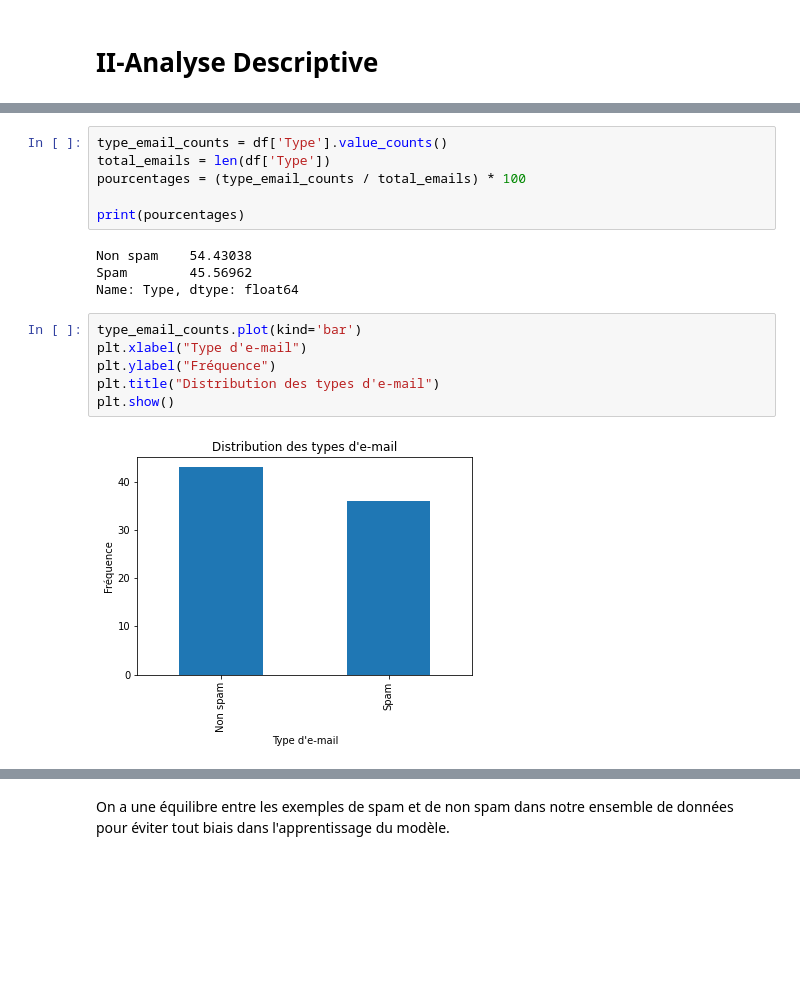
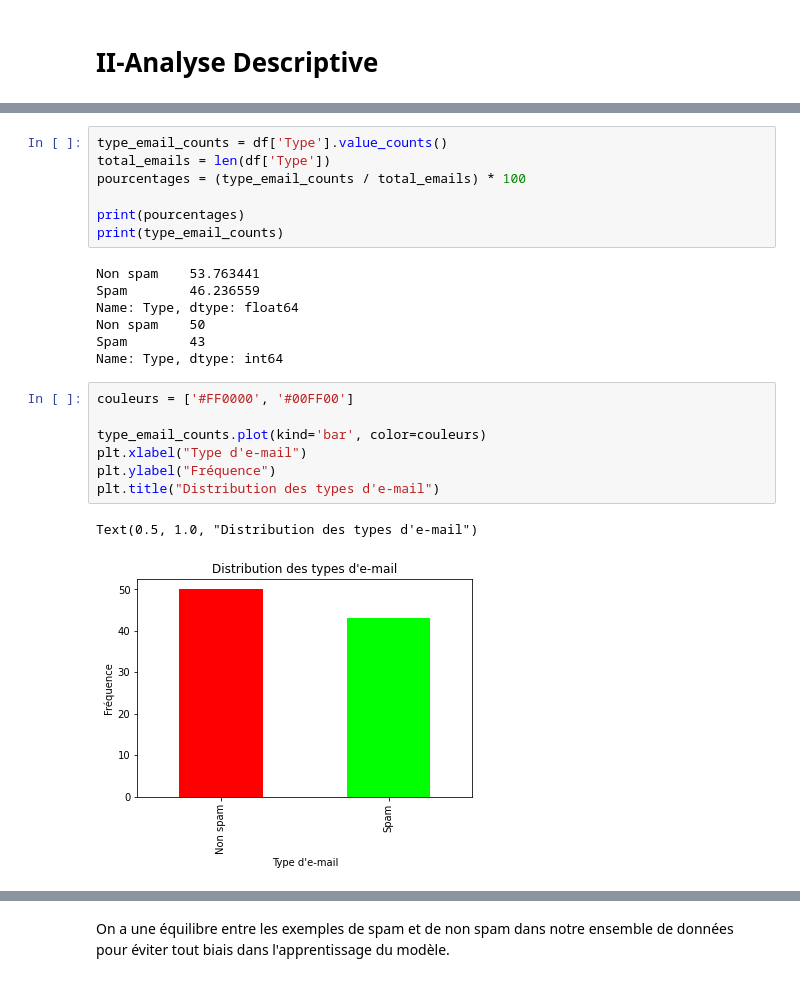
Before and after one commit to Alimatra/spam-blocking-nlp-python, a Jupyter notebook: Spam_detected.ipynb, the cells around one changed output, grey strips where cells are left out. Saved outputs shown, nothing was run; the diff lists cells and outputs as text; blank space fills up the shorter version.

```diff
--- a/Spam_detected.ipynb
+++ b/Spam_detected.ipynb
@@ -143,15 +136,21 @@ total_emails = len(df['Type'])
 pourcentages = (type_email_counts / total_emails) * 100
 
 print(pourcentages)
+print(type_email_counts)
 # %% [output]
-Non spam    54.43038
-Spam        45.56962
+Non spam    53.763441
+Spam        46.236559
 Name: Type, dtype: float64
+Non spam    50
+Spam        43
+Name: Type, dtype: int64
 # %%
-type_email_counts.plot(kind='bar')
+couleurs = ['#FF0000', '#00FF00']
+
+type_email_counts.plot(kind='bar', color=couleurs)
 plt.xlabel("Type d'e-mail")
 plt.ylabel("Fréquence")
 plt.title("Distribution des types d'e-mail")
-plt.show()
 # %% [output]
+Text(0.5, 1.0, "Distribution des types d'e-mail")
-[figure, old version]
+[figure, new version]
```
Also changed, not shown: parts of 76 cells of this notebook, 3 other files.
